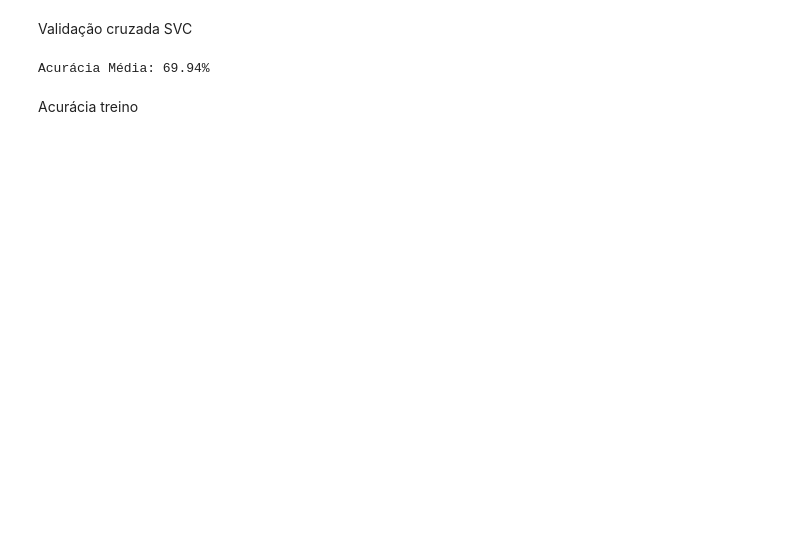
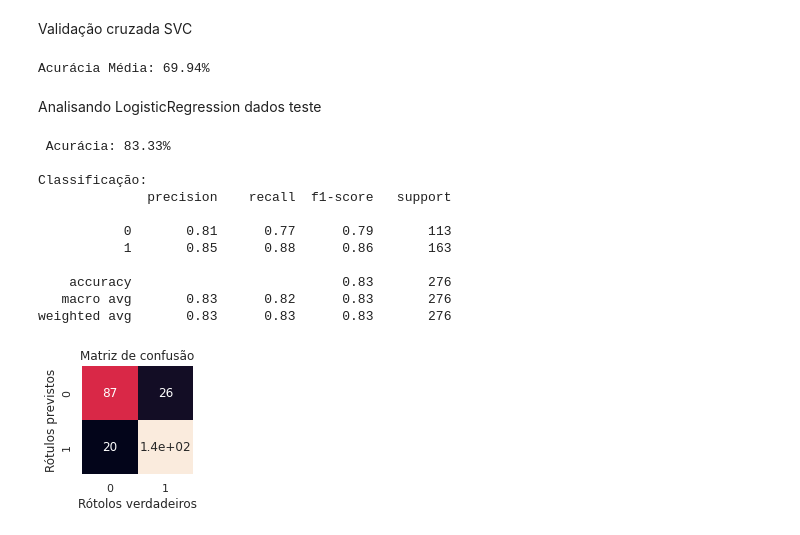
Before and after one commit to DiogoMonteiro99/Ciencias-de-dados, a Jupyter notebook: coracao.ipynb, the cells around one changed output. Drawn from its saved outputs; the diff is of its cells as text; code cells hidden in the pictures; blank space fills up the shorter version.

```diff
--- a/coracao.ipynb
+++ b/coracao.ipynb
@@ -313,5 +315,20 @@ Validação cruzada SVC
 validacao_cruzada(modelo=models['svc'],base=previsores1_esc)
 # %% [output]
 Acurácia Média: 69.94%
-# %% [markdown]
-Acurácia treino
+# %% [markdown]
+Analisando LogisticRegression dados teste
+# %%
+predição(modelo=models['Logistica'],dados=x_teste,dados1=y_teste)
+# %% [output]
+ Acurácia: 83.33%
+
+Classificação:
+              precision    recall  f1-score   support
+
+           0       0.81      0.77      0.79       113
+           1       0.85      0.88      0.86       163
+
+    accuracy                           0.83       276
+   macro avg       0.83      0.82      0.83       276
+weighted avg       0.83      0.83      0.83       276
+[figure, added]
```
Also changed, not shown: parts of 14 cells of this notebook.
